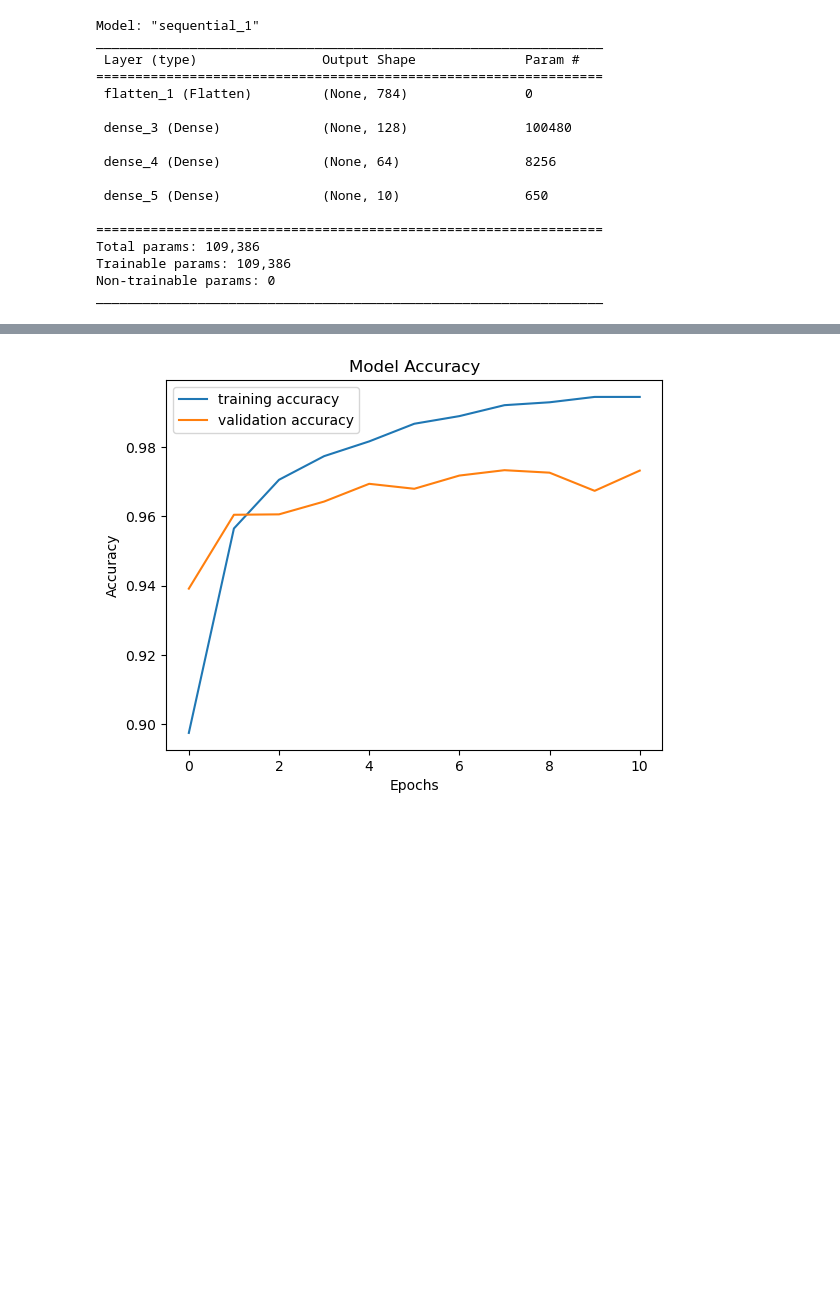
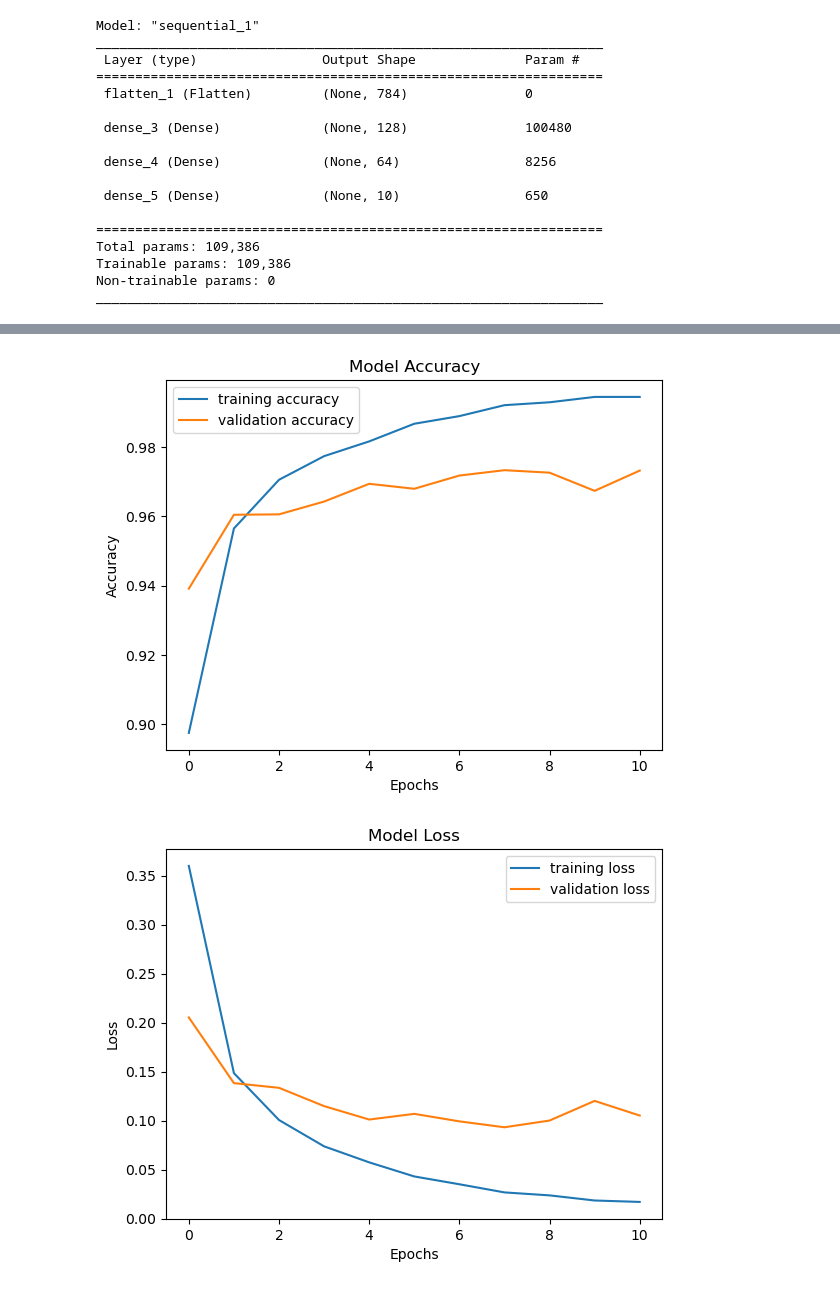
Before and after one commit to Giulio-grt/Digit-Recognition-using-Neural-networks, a Jupyter notebook: src/model/train.ipynb, the cells around one changed output, grey strips where cells are left out. Drawn from its saved outputs; the diff is of its cells as text; code cells hidden in the pictures; blank space fills up the shorter version.

Commit message:
display loss history

```diff
--- a/src/model/train.ipynb
+++ b/src/model/train.ipynb
@@ -101,14 +101,25 @@ Epoch 10/50
 Epoch 11/50
 525/525 [==============================] - 2s 4ms/step - loss: 0.0170 - accuracy: 0.9945 - val_loss: 0.1052 - val_accuracy: 0.9732
 # %%
+# Display training accuracy and validation accuracy
 plt.plot(history.history['accuracy'], label='training accuracy')
 plt.plot(history.history['val_accuracy'], label='validation accuracy')
 plt.legend()
 plt.title('Model Accuracy')
 plt.xlabel('Epochs')
 plt.ylabel('Accuracy')
 plt.show()
+
+# Diplay training loss and validation loss
+plt.plot(history.history['loss'], label='training loss')
+plt.plot(history.history['val_loss'], label='validation loss')
+plt.legend()
+plt.title('Model Loss')
+plt.xlabel('Epochs')
+plt.ylabel('Loss')
+plt.show()
 # %% [output]
 [figure]
+[figure, added]
 # %%
 model.save('trained_model.h5')  # Save the trained model
```
